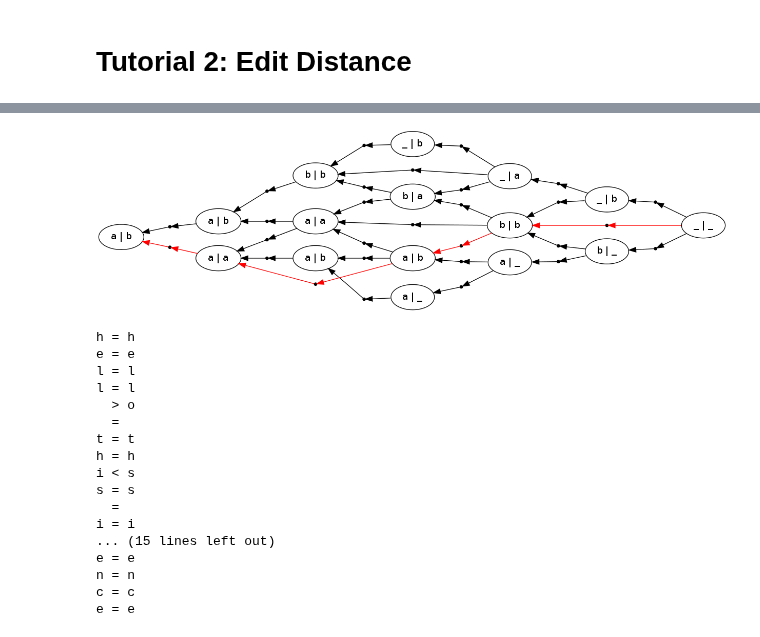
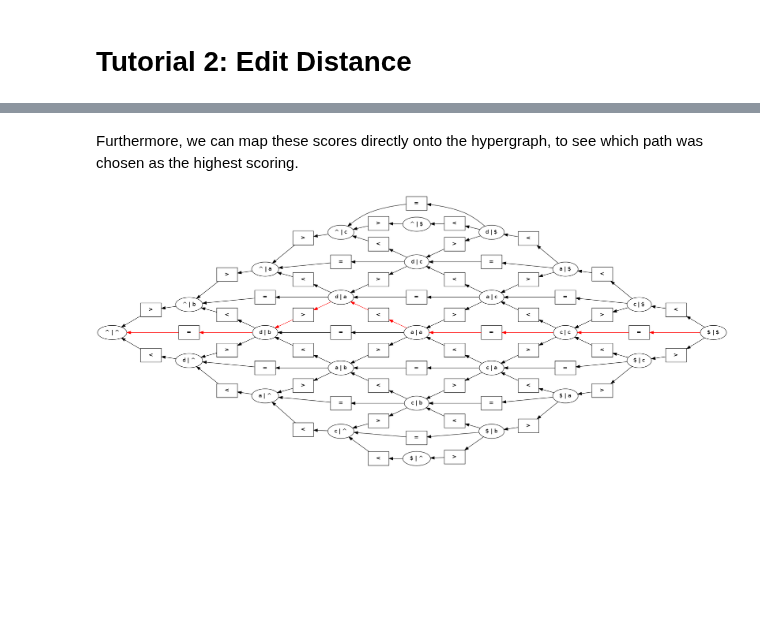
Before and after one commit to srush/PyDecode, a Jupyter notebook: notebooks/EditDistance.ipynb, the cells around one changed output, grey strips where cells are left out. Cells and saved outputs as stored; diff of their text form; code cells hidden in the pictures; blank space fills up the shorter version.

```diff
--- a/notebooks/EditDistance.ipynb
+++ b/notebooks/EditDistance.ipynb
@@ -65,0 +32,25 @@ theta = chart.matrix().T * output_scores
+# %%
+def edit_distance(strings):
+    m, n = len(strings[0]), len(strings[1])
+    items = arange((m+1) * (n+1)).reshape((m+1, n+1))
+    items[:, 0] = -1
+    items[0,:] = -1
+
+    outputs = arange((m+1) * (n+1) * operations.size).\
+        reshape((m+1, n+1, operations.size))
+
+    c = pydecode.ChartBuilder(items, outputs)
+    c.init(items[1, [1]])
+
+    for i in range(1, m+1):
+        for j in range(1, n+1):
+            if (i, j) == (1, 1): continue
+            prev_pos = np.array([i, j]) - offsets
+            c.set(items[i,j],
+                  items[prev_pos[:,0], prev_pos[:,1]],
+                  out=outputs[prev_pos[:,0], prev_pos[:,1], operations])
+
+    return c.finish()
+# %%
+strings = np.array(["^dac$", "^bac$"])
+dp = edit_distance(strings)
@@ -65,0 +84,6 @@ theta = chart.matrix().T * output_scores
+# %%
+# Construct readable labels for each of the vertices and edges in the graph.
+vertex_labels = ["%s | %s"%(strings[0][a-1], strings[1][b-1])
+                 for a, b in pydecode.vertex_items(dp)]
+hyperedge_labels = op_names[pydecode.hyperedge_outputs(dp)[2]]
+display.HypergraphFormatter(dp.hypergraph, vertex_labels=vertex_labels, hyperedge_labels=hyperedge_labels).to_ipython()
@@ -65,0 +100,8 @@ theta = chart.matrix().T * output_scores
+# %%
+def make_scores(strings, outputs):
+    output_scores = np.zeros(outputs.shape)
+    for i, s in enumerate(strings[0], 1):
+        for j, t in enumerate(strings[1], 1):
+            output_scores[i, j, kMatch] = 1.0 if s == t else -1e8
+    return output_scores
+output_scores = make_scores(strings, dp.outputs)
@@ -66,33 +130,9 @@ theta = chart.matrix().T * output_scores
+# %% [markdown]
+Furthermore, we can map these scores directly onto the hypergraph, to see
+which path was chosen as the highest scoring.
 # %%
-path = pydecode.best_path(hypergraph, theta)
-display.HypergraphPathFormatter(hypergraph, [path]).to_ipython()
+hypergraph_scores = dp.output_matrix.T * output_scores.ravel()
+path = pydecode.best_path(dp.hypergraph, hypergraph_scores)
+display.HypergraphPathFormatter(dp.hypergraph, vertex_labels=vertex_labels, hyperedge_labels=hyperedge_labels).set_paths([path]).to_ipython()
 # %% [output]
-[figure, old version]
+[figure, new version]
-# %%
-str1, str2 = "hell this is a longer sequence", "hello ths is a longr seqence"
-chart = edit_distance(str1, str2)
-hypergraph = chart.finish()
-theta = chart.matrix().T * output_scores
-path = pydecode.best_path(hypergraph, theta)
-mat = chart.matrix()
-
-
-show(str1, str2, [mat.T[edge.id].nonzero()[1][0] for edge in path])
-# %% [output]
-h = h
-e = e
-l = l
-l = l
-  > o
-  =
-t = t
-h = h
-i < s
-s = s
-  =
-i = i
-... (15 lines left out)
-e = e
-n = n
-c = c
-e = e
```
Also changed, not shown: parts of 27 cells of this notebook, 24 other files.
